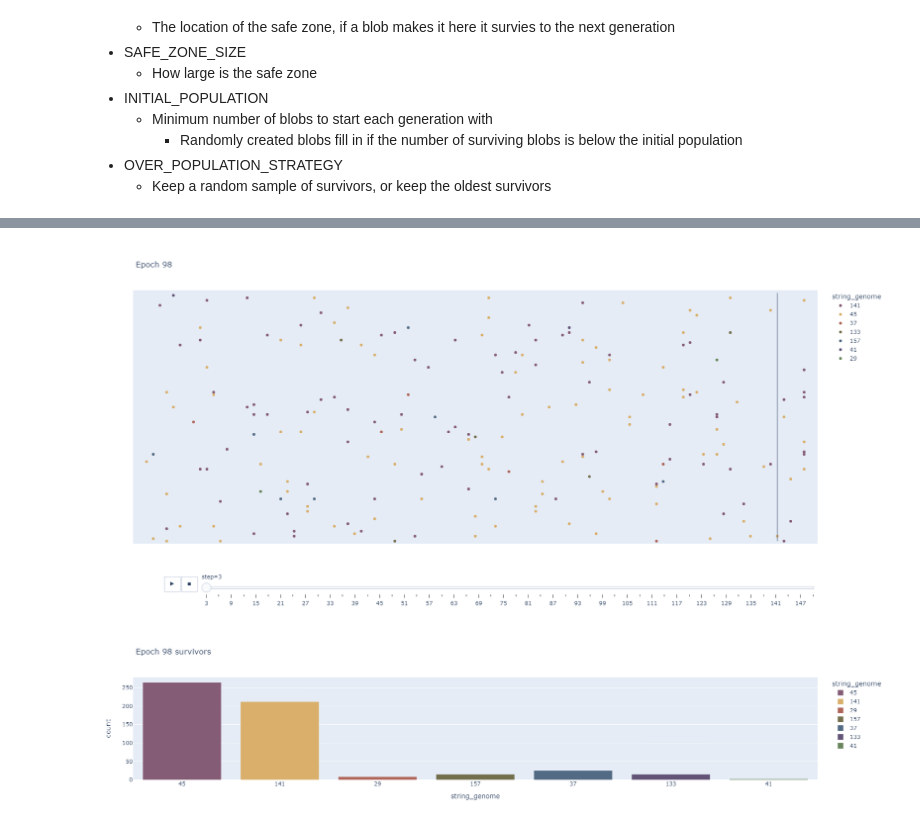
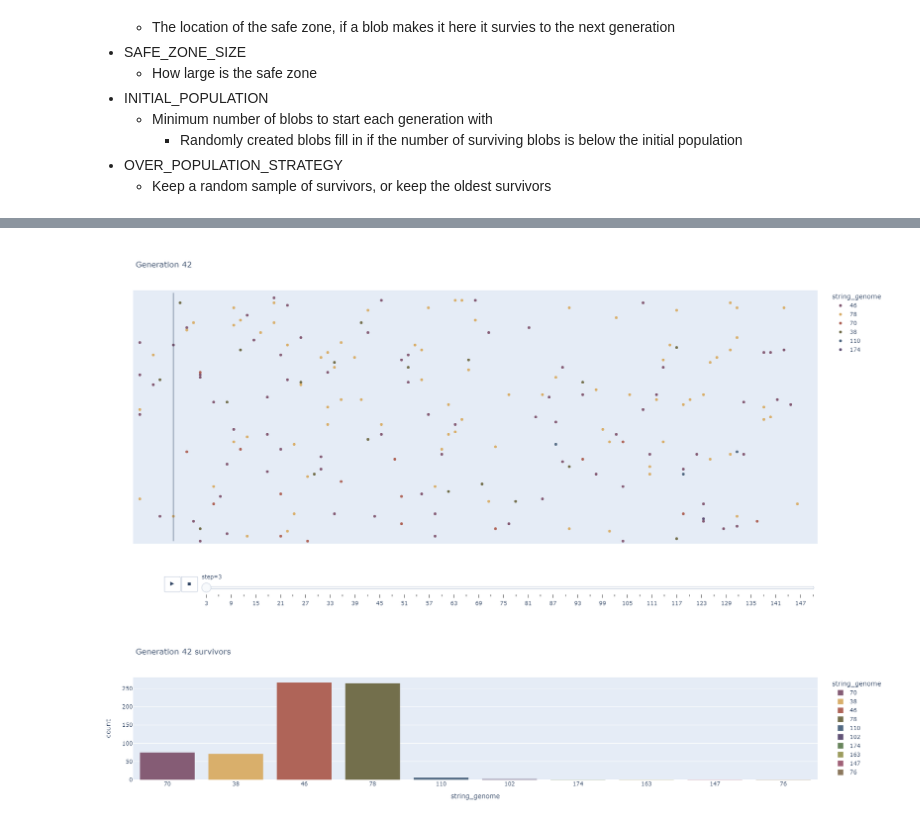
Before and after one commit to llpk79/Evolve, a Jupyter notebook: evolve_dev.ipynb, the cells around one changed output, grey strips where cells are left out. Drawn from its saved outputs; the diff is of its cells as text; code cells hidden in the pictures.

Commit message:
epoch -> generation

```diff
--- a/evolve_dev.ipynb
+++ b/evolve_dev.ipynb
@@ -69,5 +74,5 @@ oldest survivor 4       Ultimate fucker 23      total mutants 1
 # %%
-blobland.animate_epoch(98)
+blobland.animate_generation(42)
 # %% [output]
-[figure, old version]
+[figure, new version]
-[figure, old version]
+[figure, new version]
```
Also changed, not shown: parts of 1 cell of this notebook, 2 other files.
